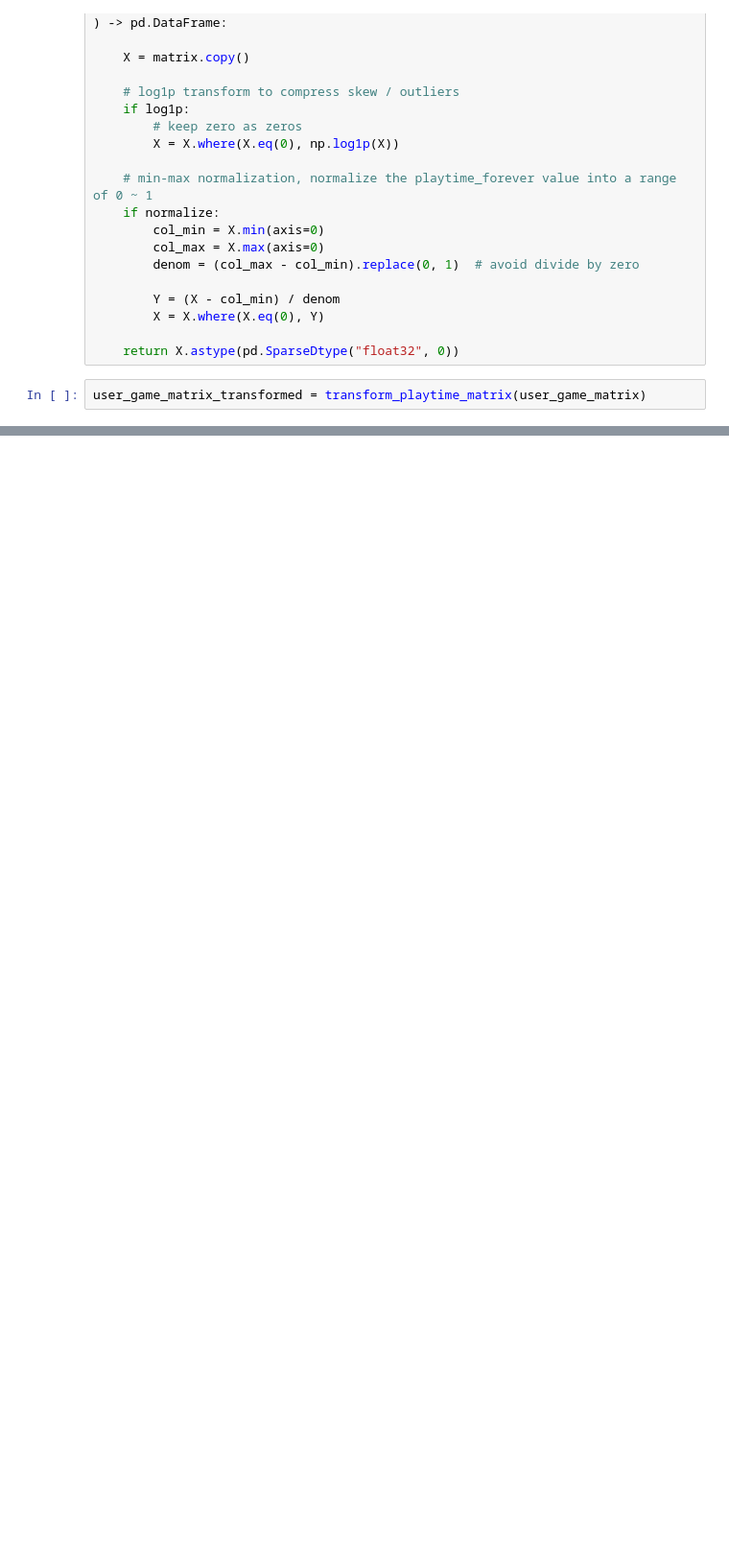
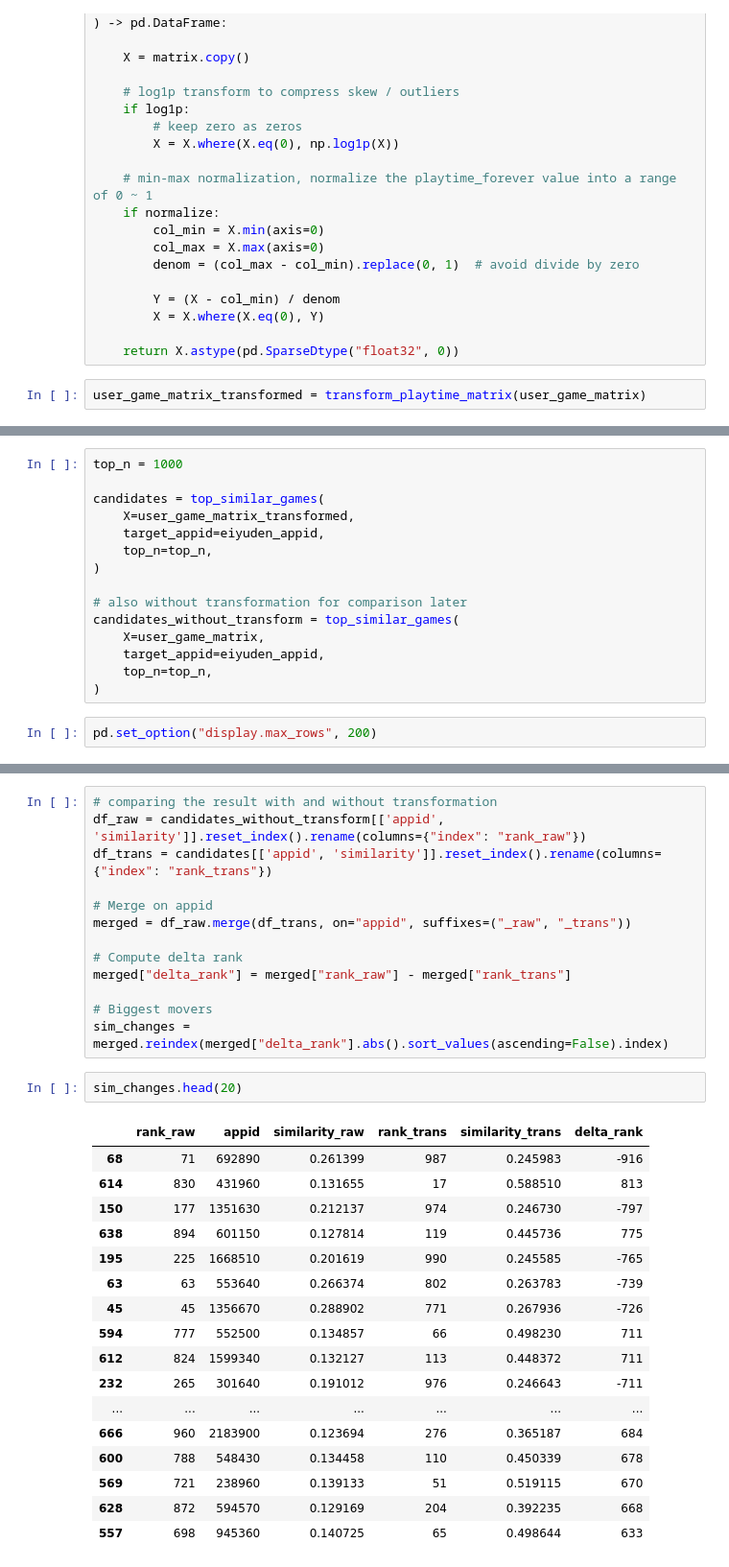
Before and after one commit to nazhifkojaz/eiyuden_review, a Jupyter notebook: data_collection.ipynb, the cells around one changed output, grey strips where cells are left out. Shown at 96% size. Saved outputs shown, nothing was run; the diff lists cells and outputs as text; blank space fills up the shorter version.

```diff
--- a/data_collection.ipynb
+++ b/data_collection.ipynb
@@ -352,0 +618,17 @@ user_game_matrix_transformed.head()
+# %%
+top_n = 1000
+
+candidates = top_similar_games(
+    X=user_game_matrix_transformed,
+    target_appid=eiyuden_appid,
+    top_n=top_n,
+)
+
+# also without transformation for comparison later
+candidates_without_transform = top_similar_games(
+    X=user_game_matrix,
+    target_appid=eiyuden_appid,
+    top_n=top_n,
+)
+# %%
+pd.set_option("display.max_rows", 200)
@@ -352,0 +653,33 @@ user_game_matrix_transformed.head()
+# %%
+# comparing the result with and without transformation
+df_raw = candidates_without_transform[['appid', 'similarity']].reset_index().rename(columns={"index": "rank_raw"})
+df_trans = candidates[['appid', 'similarity']].reset_index().rename(columns={"index": "rank_trans"})
+
+# Merge on appid
+merged = df_raw.merge(df_trans, on="appid", suffixes=("_raw", "_trans"))
+
+# Compute delta rank
+merged["delta_rank"] = merged["rank_raw"] - merged["rank_trans"]
+
+# Biggest movers
+sim_changes = merged.reindex(merged["delta_rank"].abs().sort_values(ascending=False).index)
+# %%
+sim_changes.head(20)
+# %% [output]
+|  | rank_raw | appid | similarity_raw | rank_trans | similarity_trans | delta_rank |
+| 68 | 71 | 692890 | 0.261399 | 987 | 0.245983 | -916 |
+| 614 | 830 | 431960 | 0.131655 | 17 | 0.588510 | 813 |
+| 150 | 177 | 1351630 | 0.212137 | 974 | 0.246730 | -797 |
+| 638 | 894 | 601150 | 0.127814 | 119 | 0.445736 | 775 |
+| 195 | 225 | 1668510 | 0.201619 | 990 | 0.245585 | -765 |
+| 63 | 63 | 553640 | 0.266374 | 802 | 0.263783 | -739 |
+| 45 | 45 | 1356670 | 0.288902 | 771 | 0.267936 | -726 |
+| 594 | 777 | 552500 | 0.134857 | 66 | 0.498230 | 711 |
+| 612 | 824 | 1599340 | 0.132127 | 113 | 0.448372 | 711 |
+| 232 | 265 | 301640 | 0.191012 | 976 | 0.246643 | -711 |
+| ... | ... | ... | ... | ... | ... | ... |
+| 666 | 960 | 2183900 | 0.123694 | 276 | 0.365187 | 684 |
+| 600 | 788 | 548430 | 0.134458 | 110 | 0.450339 | 678 |
+| 569 | 721 | 238960 | 0.139133 | 51 | 0.519115 | 670 |
+| 628 | 872 | 594570 | 0.129169 | 204 | 0.392235 | 668 |
+| 557 | 698 | 945360 | 0.140725 | 65 | 0.498644 | 633 |
```
Also changed, not shown: parts of 40 cells of this notebook.
